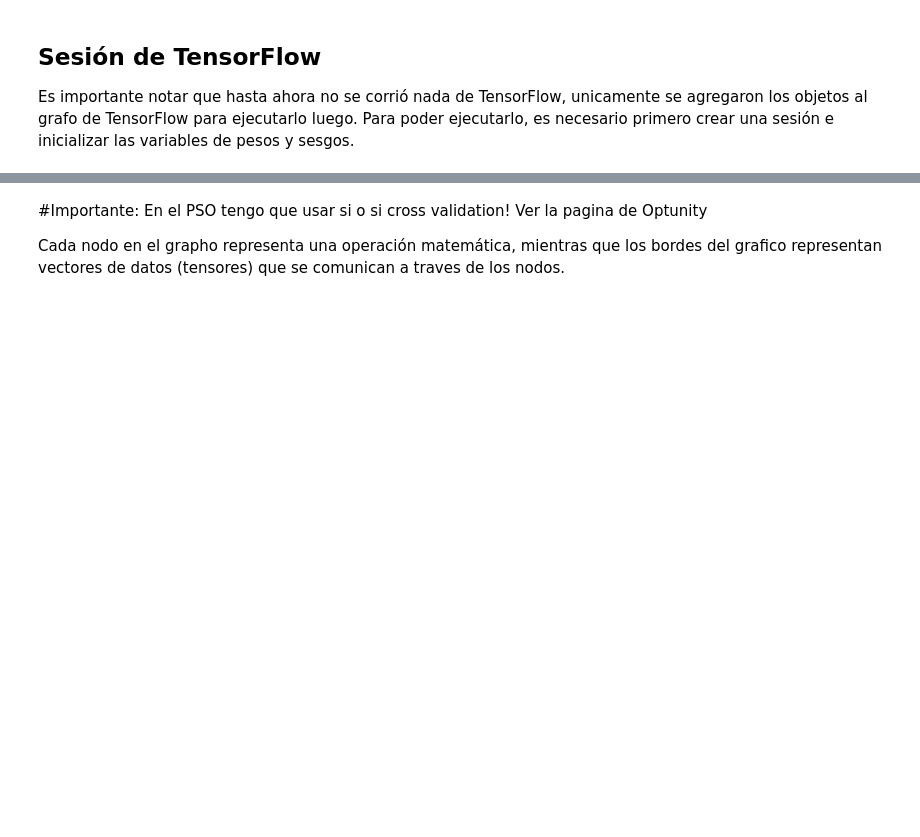
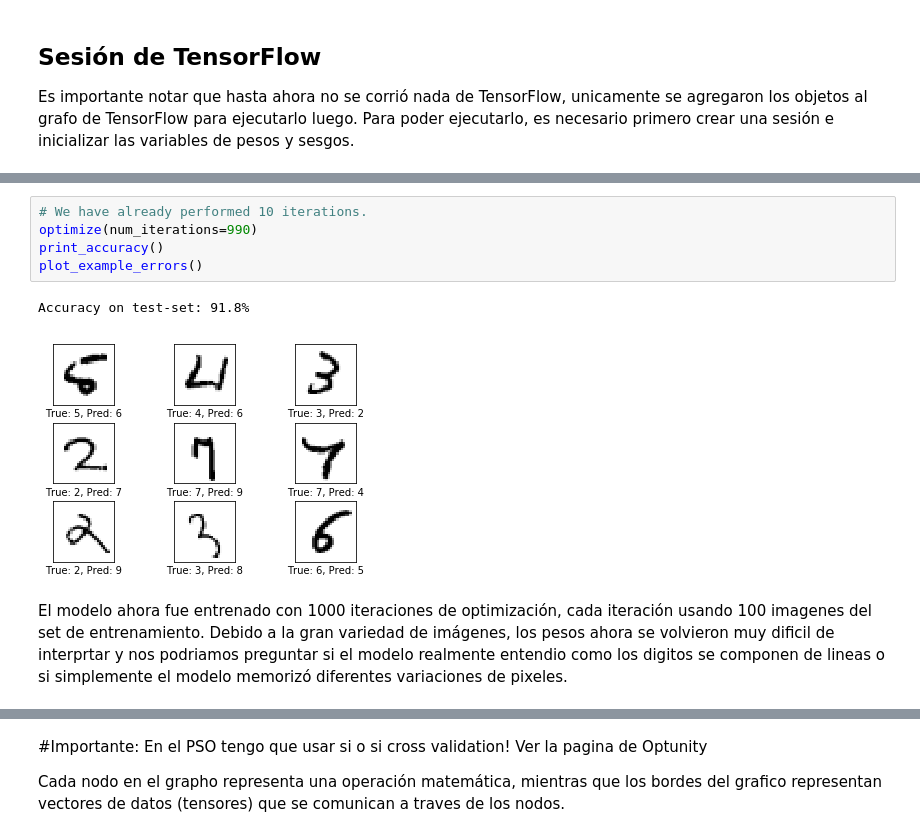
Before and after one commit to gonzalovodanovic/pso_dnn, a Jupyter notebook: pso_mnist_cnn.ipynb, the cells around one changed output, grey strips where cells are left out. Drawn from its saved outputs; the diff is of its cells as text; blank space fills up the shorter version.

```diff
--- a/pso_mnist_cnn.ipynb
+++ b/pso_mnist_cnn.ipynb
@@ -538,0 +551,10 @@ Accuracy on test-set: 36.5%
+# %%
+# We have already performed 10 iterations.
+optimize(num_iterations=990)
+print_accuracy()
+plot_example_errors()
+# %% [output]
+Accuracy on test-set: 91.8%
+[figure, added]
+# %% [markdown]
+El modelo ahora fue entrenado con 1000 iteraciones de optimización, cada iteración usando 100 imagenes del set de entrenamiento. Debido a la gran variedad de imágenes, los pesos ahora se volvieron muy dificil de interprtar y nos podriamos preguntar si el modelo realmente entendio como los digitos se componen de lineas o si simplemente el modelo memorizó diferentes variaciones de pixeles.
```
Also changed, not shown: parts of 28 cells of this notebook, 5 other files.
